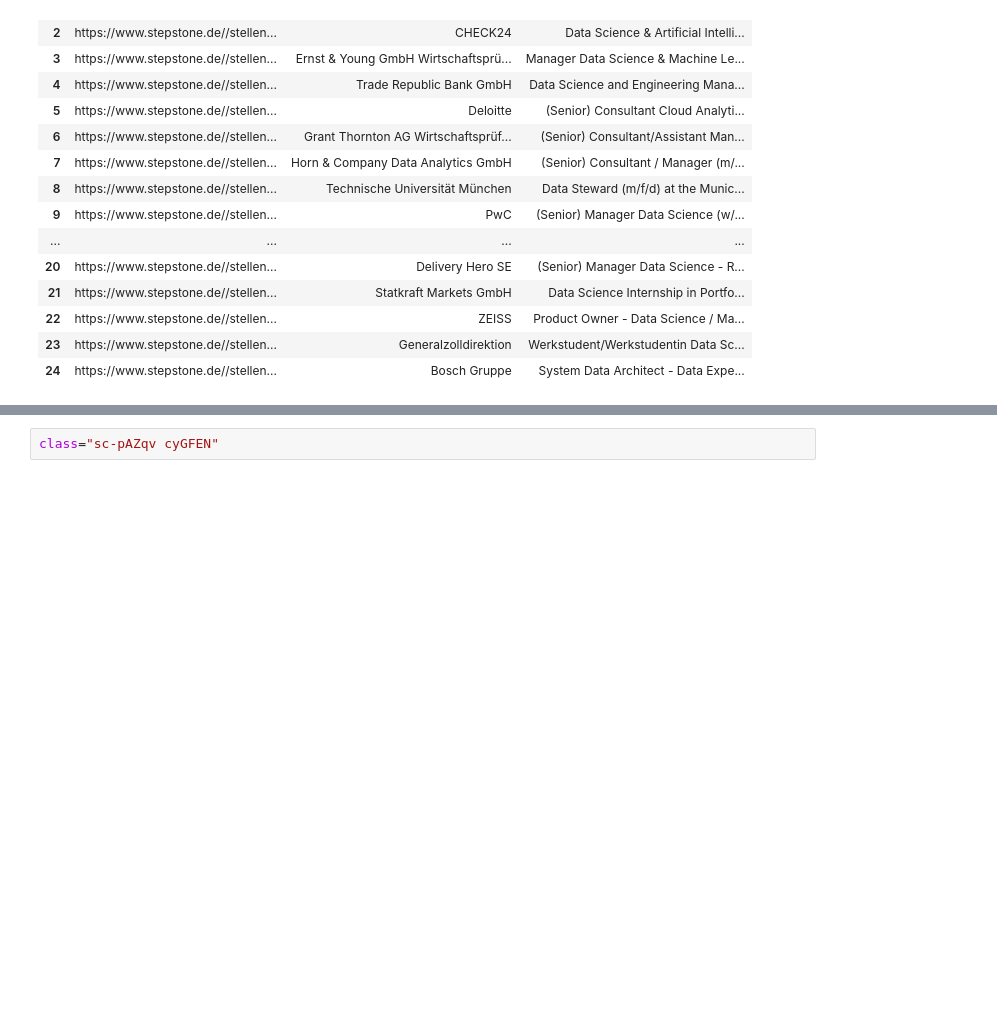
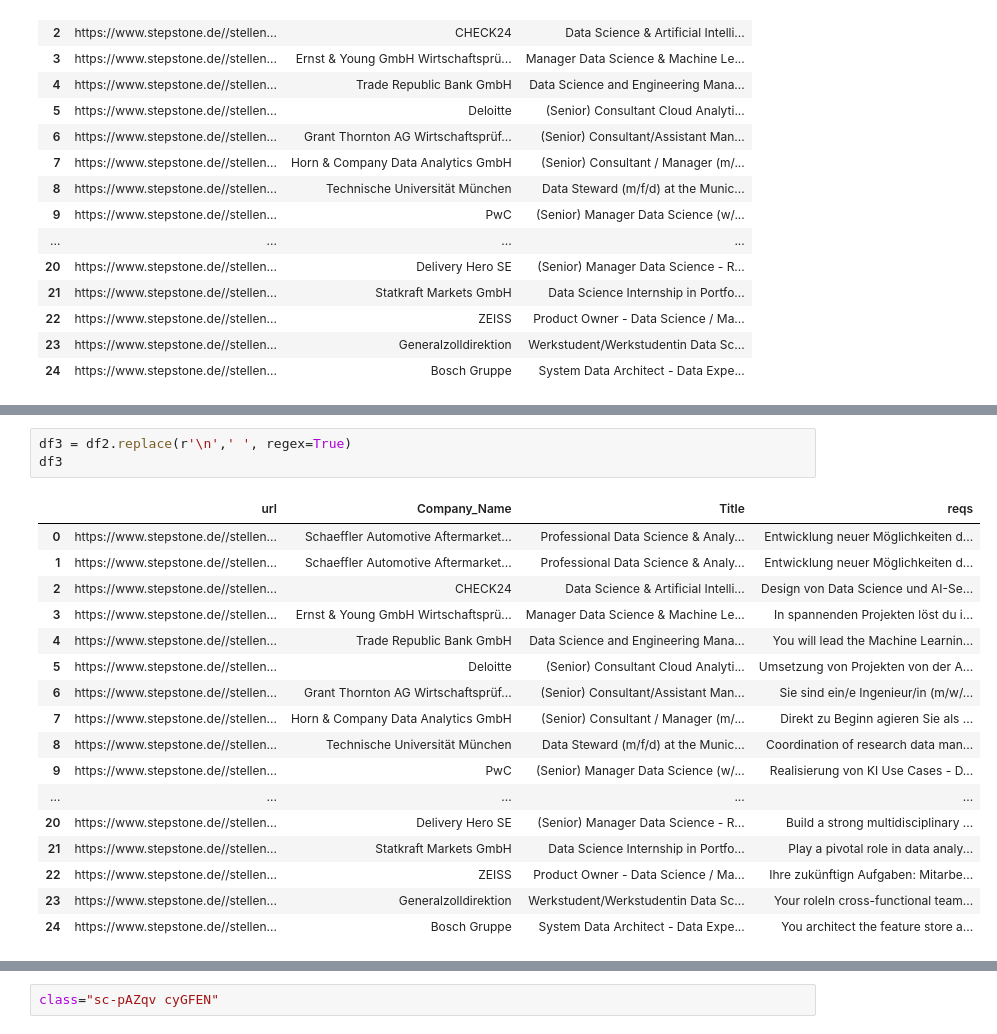
Before and after one commit to rennerm1/crawler_project, a Jupyter notebook: crawler_project.ipynb, the cells around one changed output, grey strips where cells are left out. Cells and saved outputs as stored; diff of their text form; blank space fills up the shorter version.

```diff
--- a/crawler_project.ipynb
+++ b/crawler_project.ipynb
@@ -116,0 +205,21 @@ df2
+# %%
+df3 = df2.replace(r'\n',' ', regex=True)
+df3
+# %% [output]
+|  | url | Company_Name | Title | reqs |
+| 0 | https://www.stepstone.de//stellen... | Schaeffler Automotive Aftermarket... | Professional Data Science & Analy... | Entwicklung neuer Möglichkeiten d... |
+| 1 | https://www.stepstone.de//stellen... | Schaeffler Automotive Aftermarket... | Professional Data Science & Analy... | Entwicklung neuer Möglichkeiten d... |
+| 2 | https://www.stepstone.de//stellen... | CHECK24 | Data Science & Artificial Intelli... | Design von Data Science und AI-Se... |
+| 3 | https://www.stepstone.de//stellen... | Ernst & Young GmbH Wirtschaftsprü... | Manager Data Science & Machine Le... | In spannenden Projekten löst du i... |
+| 4 | https://www.stepstone.de//stellen... | Trade Republic Bank GmbH | Data Science and Engineering Mana... | You will lead the Machine Learnin... |
+| 5 | https://www.stepstone.de//stellen... | Deloitte | (Senior) Consultant Cloud Analyti... | Umsetzung von Projekten von der A... |
+| 6 | https://www.stepstone.de//stellen... | Grant Thornton AG Wirtschaftsprüf... | (Senior) Consultant/Assistant Man... | Sie sind ein/e Ingenieur/in (m/w/... |
+| 7 | https://www.stepstone.de//stellen... | Horn & Company Data Analytics GmbH | (Senior) Consultant / Manager (m/... | Direkt zu Beginn agieren Sie als ... |
+| 8 | https://www.stepstone.de//stellen... | Technische Universität München | Data Steward (m/f/d) at the Munic... | Coordination of research data man... |
+| 9 | https://www.stepstone.de//stellen... | PwC | (Senior) Manager Data Science (w/... | Realisierung von KI Use Cases - D... |
+| ... | ... | ... | ... | ... |
+| 20 | https://www.stepstone.de//stellen... | Delivery Hero SE | (Senior) Manager Data Science - R... | Build a strong multidisciplinary ... |
+| 21 | https://www.stepstone.de//stellen... | Statkraft Markets GmbH | Data Science Internship in Portfo... | Play a pivotal role in data analy... |
+| 22 | https://www.stepstone.de//stellen... | ZEISS | Product Owner - Data Science / Ma... | Ihre zukünftign Aufgaben: Mitarbe... |
+| 23 | https://www.stepstone.de//stellen... | Generalzolldirektion | Werkstudent/Werkstudentin Data Sc... | Your roleIn cross-functional team... |
+| 24 | https://www.stepstone.de//stellen... | Bosch Gruppe | System Data Architect - Data Expe... | You architect the feature store a... |
```
Also changed, not shown: parts of 12 cells of this notebook, 1 other file.
